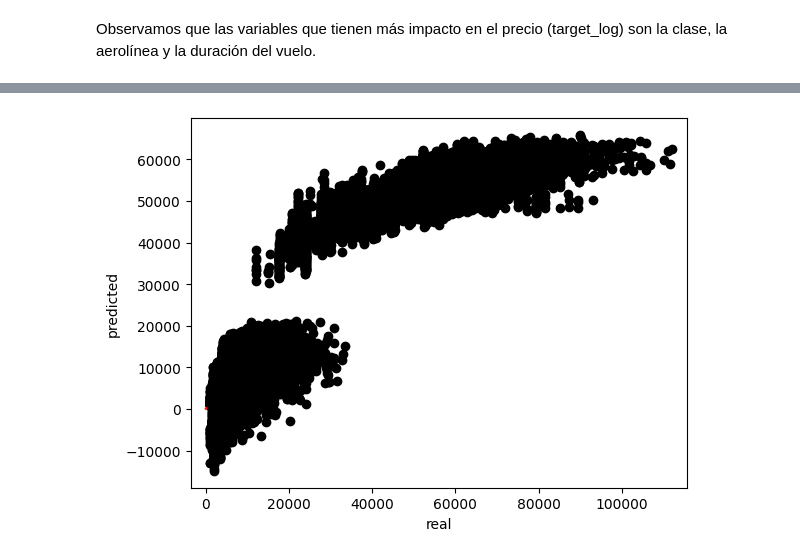
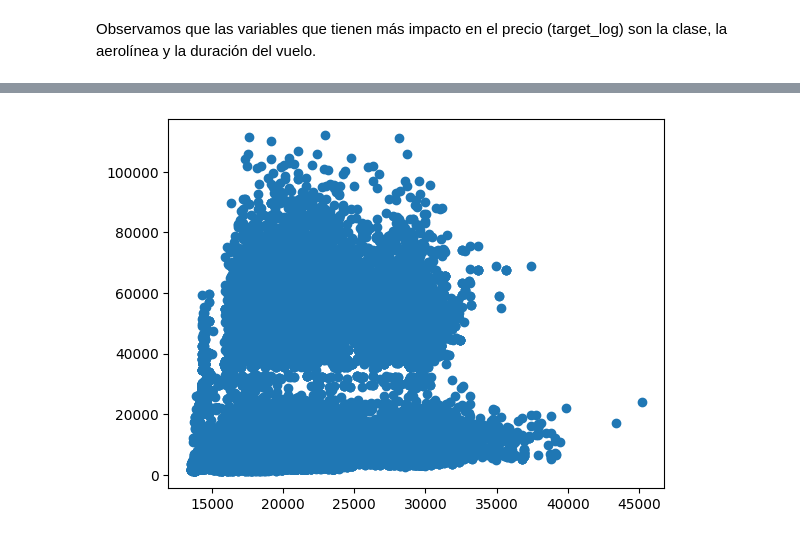
Before and after one commit to jessmiramontes/Proyecto_final, a Jupyter notebook: flight_predictions_jess.ipynb, the cells around one changed output, grey strips where cells are left out. Drawn from its saved outputs; the diff is of its cells as text; code cells hidden in the pictures.

```diff
--- a/flight_predictions_jess.ipynb
+++ b/flight_predictions_jess.ipynb
@@ -335,5 +336,5 @@ plt.show()
 # %%
-label_encoder = LabelEncoder()
-for col in df_train:
-    df_train[col] = label_encoder.fit_transform(df_train[col])
+#label_encoder = LabelEncoder()
+#for col in df_train:
+#    df_train[col] = label_encoder.fit_transform(df_train[col])
 # %%
@@ -363,10 +350,10 @@ Observamos que las variables que tienen más impacto en el precio (target_log) s
 # %%
 # Step 4. Experiment with models
 # 4.1 Split features and reponse
-X_train = df_train.drop(['target_log', 'days_left', 'source_city', 'destination_city', 'stops', 'arrival_time'], axis=1).reset_index(drop=True)
-y_train = df_train['target_log'].reset_index(drop=True)
-X_test = df_test.drop(['target_log', 'days_left', 'source_city', 'destination_city', 'stops', 'arrival_time'], axis=1).reset_index(drop=True)
-y_test = df_test['target_log'].reset_index(drop=True)
+X_train = df_train.drop(['target', 'days_left', 'source_city', 'destination_city', 'stops', 'arrival_time'], axis=1).reset_index(drop=True)
+y_train = df_train['target'].reset_index(drop=True)
+X_test = df_test.drop(['target', 'days_left', 'source_city', 'destination_city', 'stops', 'arrival_time'], axis=1).reset_index(drop=True)
+y_test = df_test['target'].reset_index(drop=True)
 # %%
 X_train.info()
 # %% [output]
@@ -427,12 +425,12 @@ could not convert string to float: 'Vistara'
-# %%
-plt.scatter(x= y_test, y= y_pred, c= 'k')
-plt.plot([70,230], [70,230], c= 'r')
-plt.axis('equal')
-plt.xlabel('real')
-plt.ylabel('predicted')
-plt.show()
-# %% [output]
-[figure, removed]
+# %%
+plt.scatter(y_pred,y_test)
+#plt.plot([5,10], [5,10], c= 'r')
+#plt.xlim([5,12])
+#plt.ylim([5,12])
+
+plt.show()
+# %% [output]
+[figure, added]
 # %%
 print(f'MSE: {mean_squared_error(y_test,y_pred)}')
 print(f'RMSE: {np.sqrt(mean_squared_error(y_test,y_pred))}')
```
Also changed, not shown: parts of 20 cells of this notebook, 1 other file.
